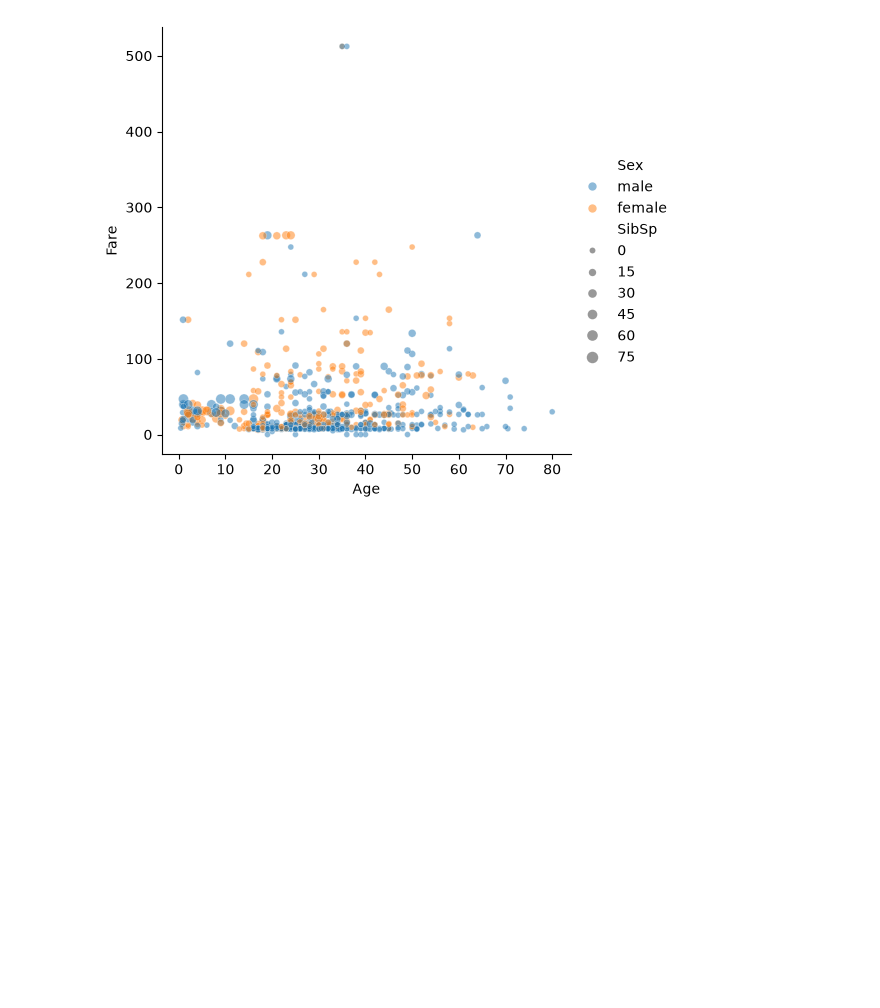
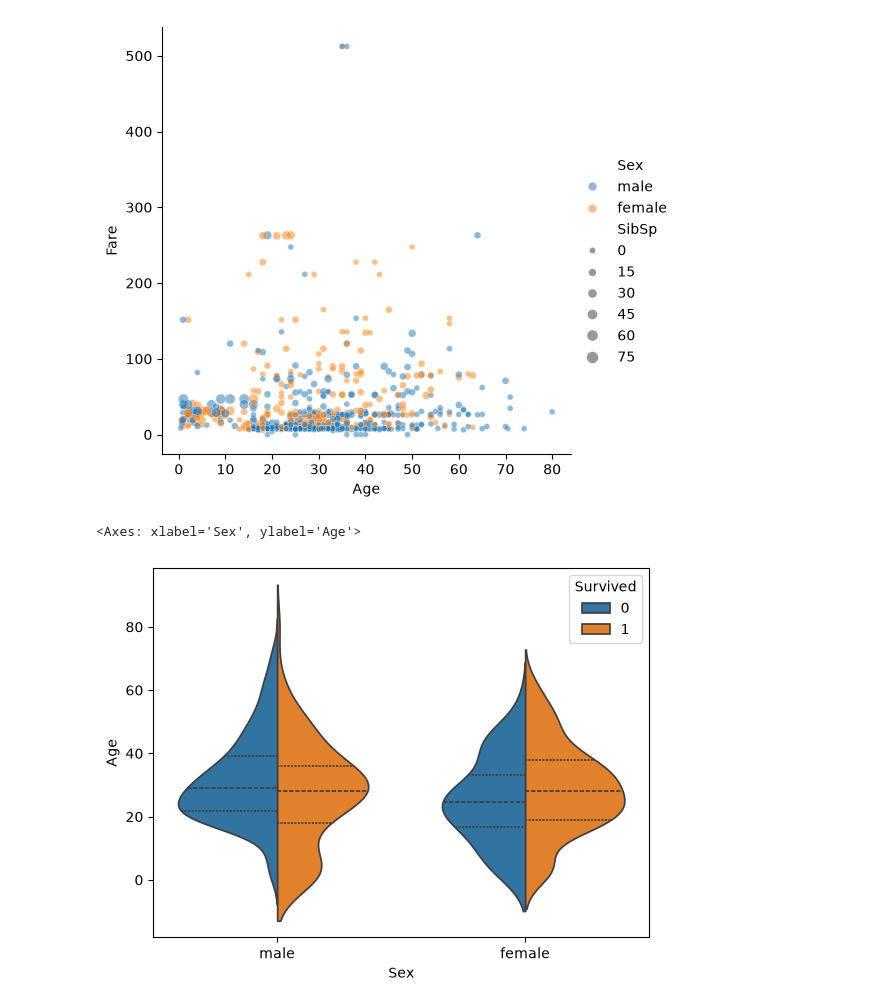
Before and after one commit to prof-screw/DSML, a Jupyter notebook: Week06/Visualization.ipynb, the cells around one changed output. Cells and saved outputs as stored; diff of their text form; code cells hidden in the pictures; blank space fills up the shorter version.

Commit message:
Visualization continued (Violin plot)

```diff
--- a/Week06/Visualization.ipynb
+++ b/Week06/Visualization.ipynb
@@ -279,3 +279,16 @@ sns.relplot(
 # %% [output]
 <seaborn.axisgrid.FacetGrid at 0x...>
 [figure]
+# %%
+sns.violinplot(
+    titanic_df,
+    y="Age",
+    x="Sex",
+    hue="Survived",
+    inner= "quart",
+    orient= "v",
+    split=True
+)
+# %% [output]
+<Axes: xlabel='Sex', ylabel='Age'>
+[figure, added]
```
